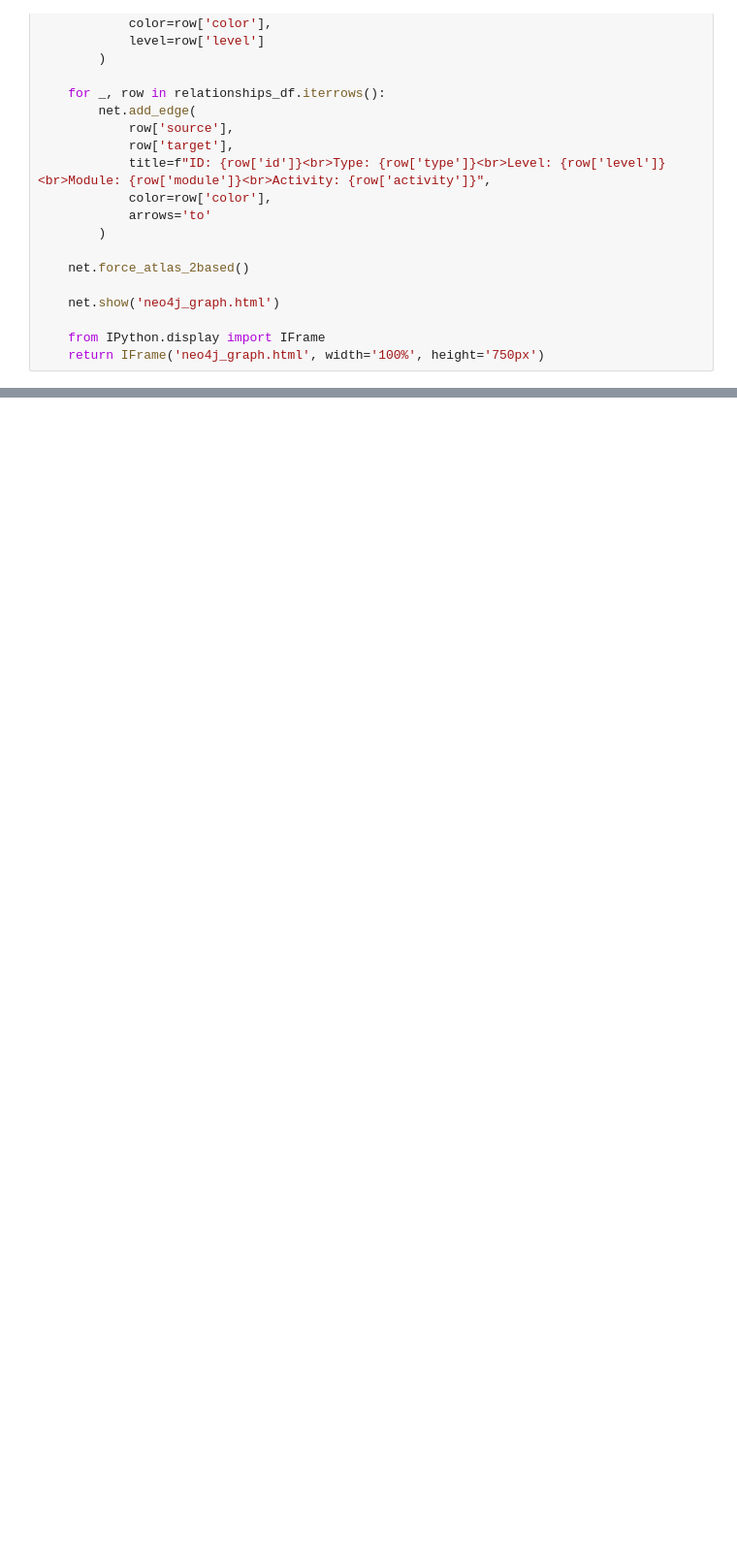
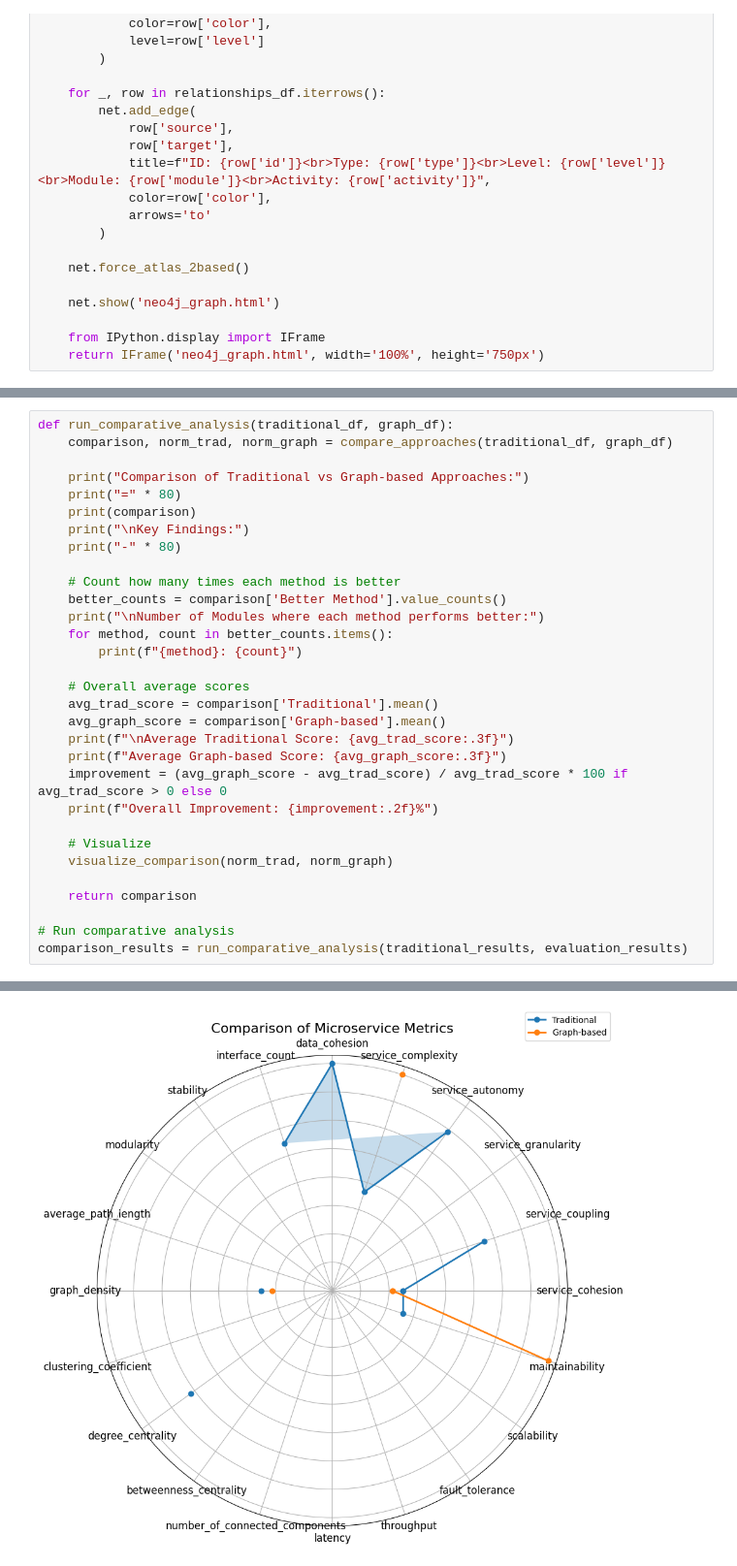
Before and after one commit to kurniacf/BPMN_Microservices_Graph_Modelling, a Jupyter notebook: index.ipynb, the cells around one changed output, grey strips where cells are left out. Shown at 97% size. Saved outputs shown, nothing was run; the diff lists cells and outputs as text; blank space fills up the shorter version.

```diff
--- a/index.ipynb
+++ b/index.ipynb
@@ -769,0 +1558,32 @@ neo4j_graph.html
+# %%
+def run_comparative_analysis(traditional_df, graph_df):
+    comparison, norm_trad, norm_graph = compare_approaches(traditional_df, graph_df)
+
+    print("Comparison of Traditional vs Graph-based Approaches:")
+    print("=" * 80)
+    print(comparison)
+    print("\nKey Findings:")
+    print("-" * 80)
+
+    # Count how many times each method is better
+    better_counts = comparison['Better Method'].value_counts()
+    print("\nNumber of Modules where each method performs better:")
+    for method, count in better_counts.items():
+        print(f"{method}: {count}")
+
+    # Overall average scores
+    avg_trad_score = comparison['Traditional'].mean()
+    avg_graph_score = comparison['Graph-based'].mean()
+    print(f"\nAverage Traditional Score: {avg_trad_score:.3f}")
+    print(f"Average Graph-based Score: {avg_graph_score:.3f}")
+    improvement = (avg_graph_score - avg_trad_score) / avg_trad_score * 100 if avg_trad_score > 0 else 0
+    print(f"Overall Improvement: {improvement:.2f}%")
+
+    # Visualize
+    visualize_comparison(norm_trad, norm_graph)
+
+    return comparison
+
+# Run comparative analysis
+comparison_results = run_comparative_analysis(traditional_results, evaluation_results)
+# %% [output]
@@ -769,0 +1607 @@ neo4j_graph.html
+[figure, added]
```
Also changed, not shown: parts of 16 cells of this notebook, 9 other files.
